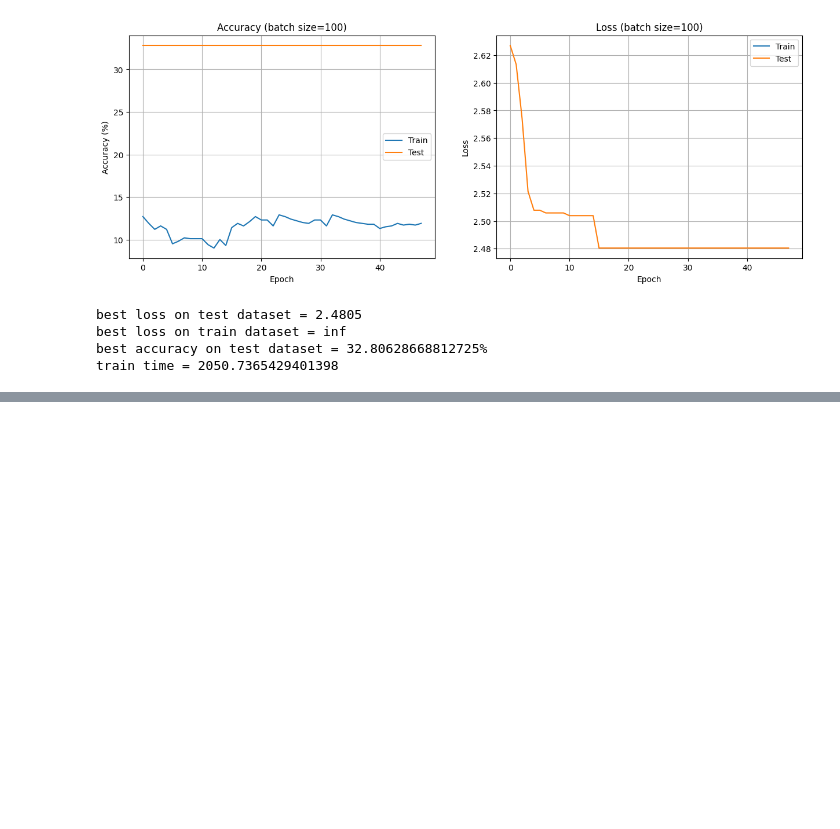
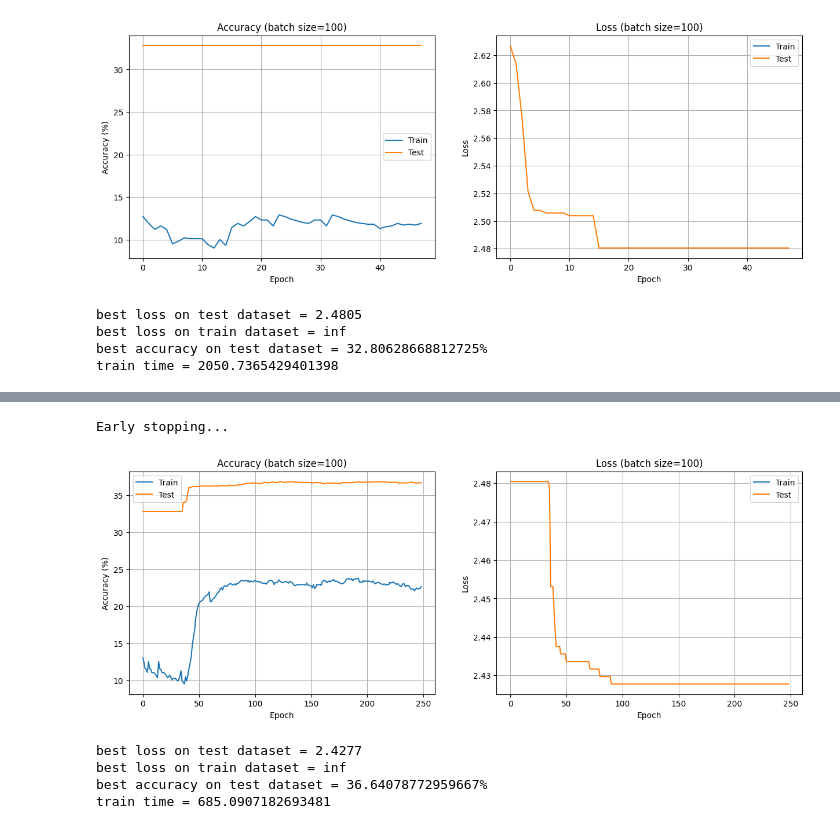
Before and after one commit to ILoveBacteria/machine-learning-assignments, a Jupyter notebook: project/train.ipynb, the cells around one changed output, grey strips where cells are left out. Cells and saved outputs as stored; diff of their text form; code cells hidden in the pictures; blank space fills up the shorter version.

Commit message:
Add skip

```diff
--- a/project/train.ipynb
+++ b/project/train.ipynb
@@ -120,6 +120,7 @@ def top_level_func_training(model,
     # Initialize Variables for EarlyStopping
     best_loss = model.loss_test_history[-1] if len(model.loss_test_history) else float('inf')
     best_model_weights = copy.deepcopy(model.state_dict())
+    input_patience = patience
 
     start_time = time.time()
     # Training Loop with Early Stopping:
@@ -135,7 +136,7 @@ def top_level_func_training(model,
         if val_loss < best_loss:
             best_loss = val_loss
             best_model_weights = copy.deepcopy(model.state_dict())  # Deep copy here
-            patience = 10  # Reset patience counter
+            patience = input_patience  # Reset patience counter
         else:
             patience -= 1
             if patience == 0:
@@ -273,0 +275,7 @@ train time = 2050.7365429401398
+# %%
+MODEL_PATH = BASE_PATH + 'models/nlp_model2.pt'
+model = NeuralNetwork1.load(MODEL_PATH)
+if not model:
+    model = NeuralNetwork1()
+model = model.to(device)
+model = model.type(torch.float16)
@@ -273,0 +297,25 @@ train time = 2050.7365429401398
+# %%
+%%skip
+learning_rate = 0.01
+loss_fn = nn.CrossEntropyLoss()
+optimizer = torch.optim.SGD(model.parameters(), lr=learning_rate, momentum=0.9)
+top_level_func_training(model,
+                        x_train_batch,
+                        y_train_batch,
+                        x_test_tensor,
+                        y_test_tensor,
+                        loss_fn,
+                        optimizer,
+                        MODEL_PATH,
+                        number_epochs=0,
+                        patience=90)
+# %% [output]
+Early stopping...
+# %%
+plot(model)
+# %% [output]
+[figure, added]
+best loss on test dataset = 2.4277
+best loss on train dataset = inf
+best accuracy on test dataset = 36.64078772959667%
+train time = 685.0907182693481
```
Also changed, not shown: parts of 8 cells of this notebook.
